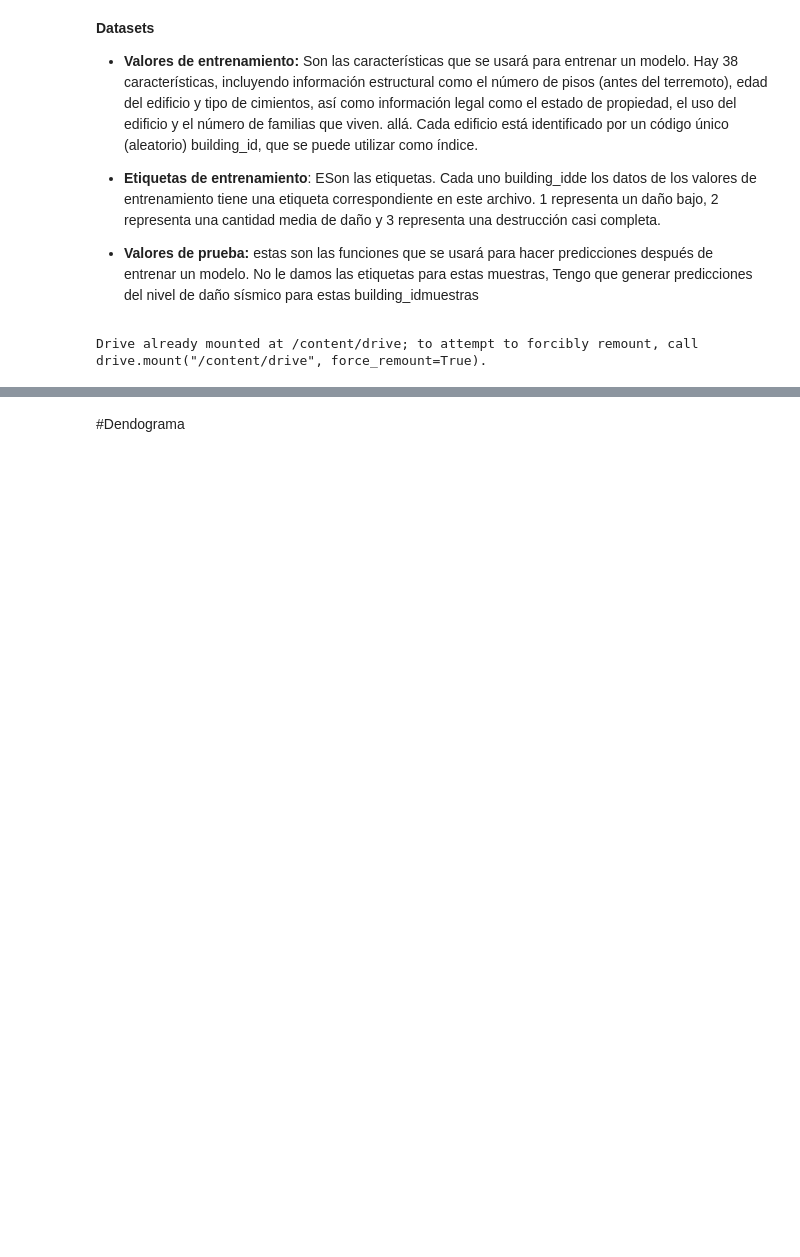
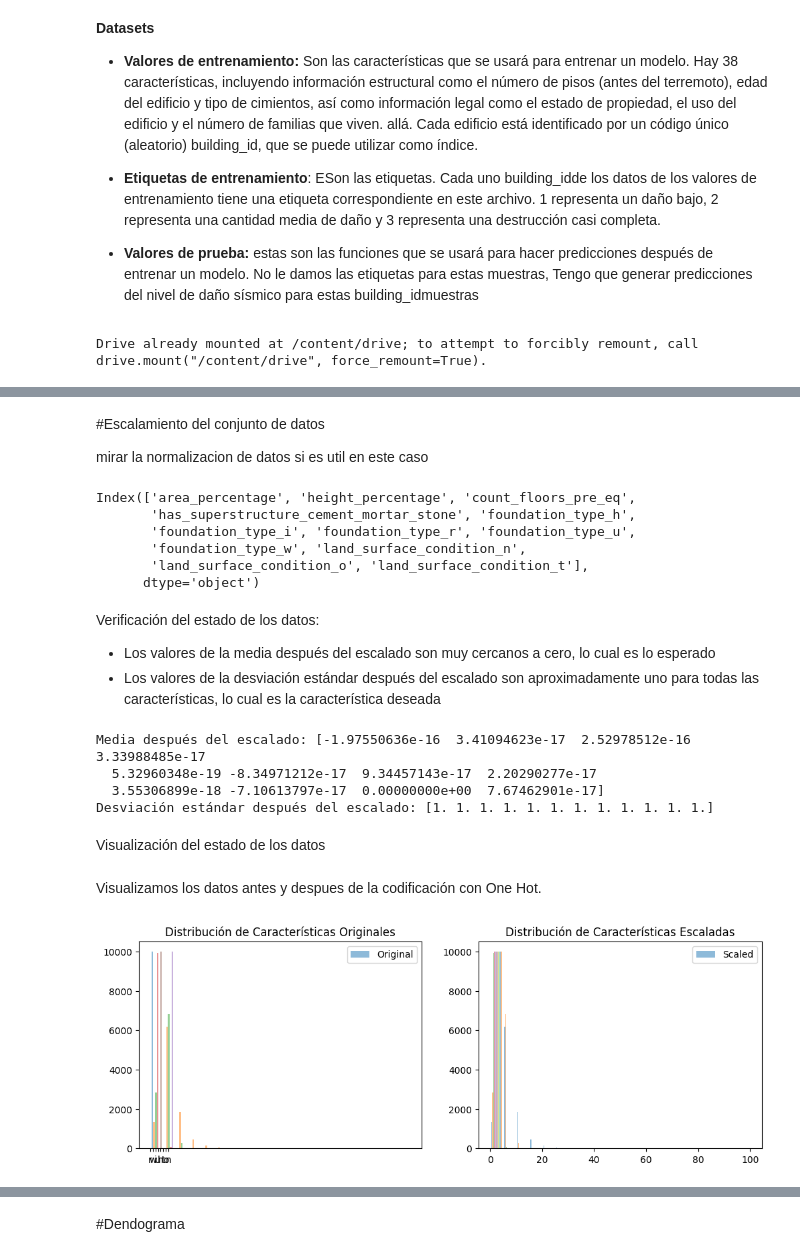
Before and after one commit to JuanArmas/BigDataSNS, a Jupyter notebook: Actividad_3_7_Terremotos_Juan_Armas.ipynb, the cells around one changed output, grey strips where cells are left out. Cells and saved outputs as stored; diff of their text form; code cells hidden in the pictures; blank space fills up the shorter version.

```diff
--- a/Actividad_3_7_Terremotos_Juan_Armas.ipynb
+++ b/Actividad_3_7_Terremotos_Juan_Armas.ipynb
@@ -111,2 +119,0 @@ sns.pairplot(X_train_values.join(train_labels_df),
-# %%
-X_train_values = pd.get_dummies(X_train_values)
@@ -112,0 +125,16 @@ X_train_values = pd.get_dummies(X_train_values)
+# %%
+# Aplicamos One-Hot Encoding a las características categóricas
+X_train_encoded = pd.get_dummies(X_train_values)
+# %% [markdown]
+#Escalamiento del conjunto de datos
+
+mirar la normalizacion de datos si es util en este caso
+# %%
+X_train_encoded.columns
+# %% [output]
+Index(['area_percentage', 'height_percentage', 'count_floors_pre_eq',
+       'has_superstructure_cement_mortar_stone', 'foundation_type_h',
+       'foundation_type_i', 'foundation_type_r', 'foundation_type_u',
+       'foundation_type_w', 'land_surface_condition_n',
+       'land_surface_condition_o', 'land_surface_condition_t'],
+      dtype='object')
@@ -112,0 +145,35 @@ X_train_values = pd.get_dummies(X_train_values)
+# %% [markdown]
+Verificación del estado de los datos:
+
+- Los valores de la media después del escalado son muy cercanos a cero, lo cual es lo esperado
+- Los valores de la desviación estándar después del escalado son aproximadamente uno para todas las características, lo cual es la característica deseada
+# %%
+# Verificación de la media y desviación estándar después del escalado
+mean_values = np.mean(X_train_encoded_scaled, axis=0)
+std_values = np.std(X_train_encoded_scaled, axis=0)
+
+print("Media después del escalado:", mean_values)
+print("Desviación estándar después del escalado:", std_values)
+# %% [output]
+Media después del escalado: [-1.97550636e-16  3.41094623e-17  2.52978512e-16  3.33988485e-17
+  5.32960348e-19 -8.34971212e-17  9.34457143e-17  2.20290277e-17
+  3.55306899e-18 -7.10613797e-17  0.00000000e+00  7.67462901e-17]
+Desviación estándar después del escalado: [1. 1. 1. 1. 1. 1. 1. 1. 1. 1. 1. 1.]
+# %% [markdown]
+Visualización del estado de los datos
+# %% [markdown]
+Visualizamos los datos antes y despues de la codificación con One Hot.
+# %%
+# Visualización de histogramas de características originales y escaladas
+fig, axs = plt.subplots(1, 2, figsize=(12, 4))
+axs[0].hist(X_train_values.values, bins=20, alpha=0.5, label='Original')
+axs[0].set_title('Distribución de Características Originales')
+axs[0].legend()
+
+axs[1].hist(X_train_encoded, bins=20, alpha=0.5, label='Scaled')
+axs[1].set_title('Distribución de Características Escaladas')
+axs[1].legend()
+
+plt.show()
+# %% [output]
+[figure, added]
```
Also changed, not shown: parts of 68 cells of this notebook.
